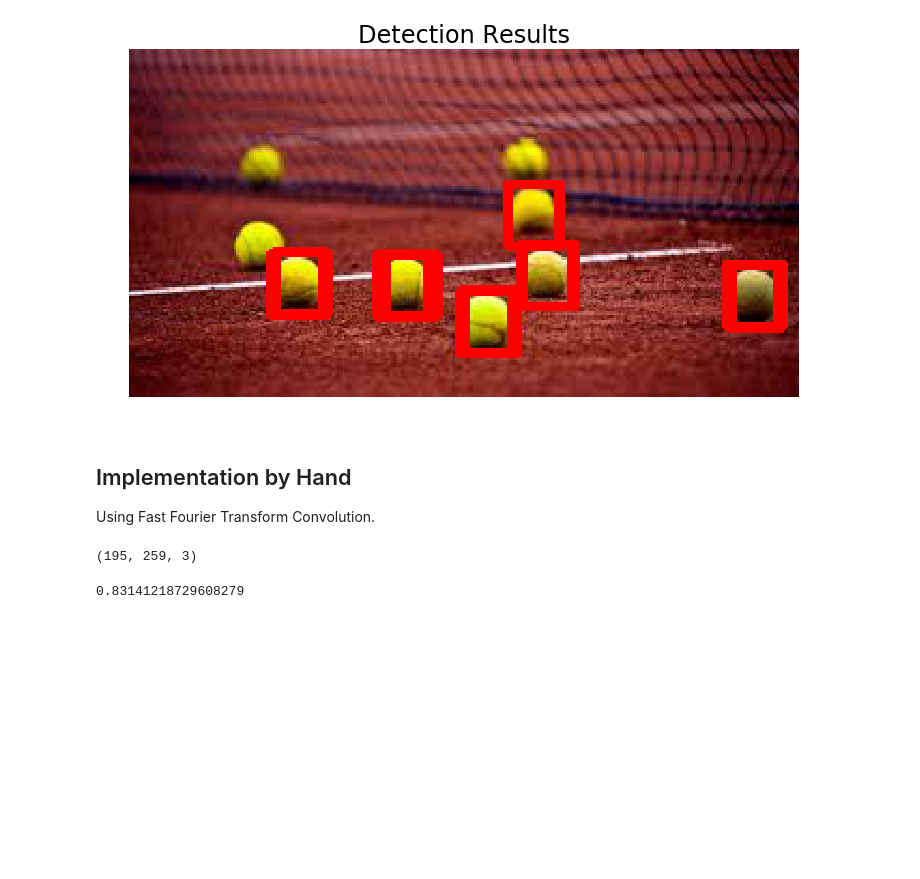
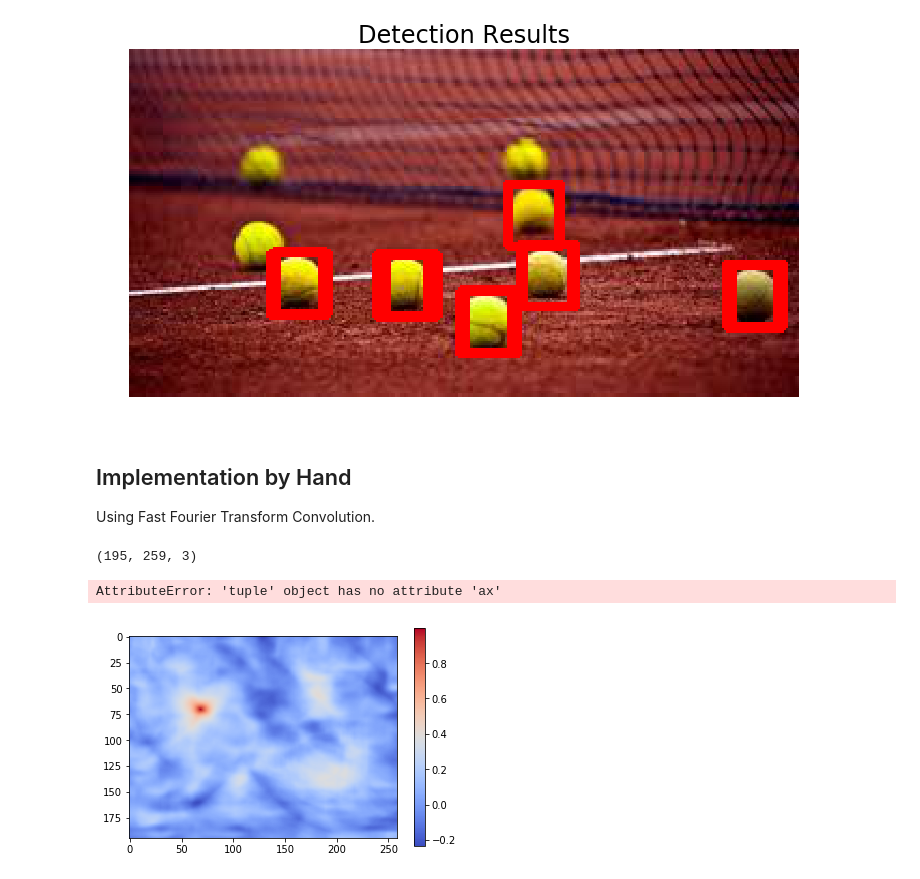
Before and after one commit to WillKoehrsen/eecs-531, a Jupyter notebook: assign/A1/Object_Detection.ipynb, the cells around one changed output. Cells and saved outputs as stored; diff of their text form; code cells hidden in the pictures; blank space fills up the shorter version.

```diff
--- a/assign/A1/Object_Detection.ipynb
+++ b/assign/A1/Object_Detection.ipynb
@@ -198,4 +194,0 @@ x, y, z = pos[:, 0]
-# %%
-response[x, y, z]
-# %% [output]
-0.83141218729608279
@@ -209,0 +195,7 @@ sorted(positions, key = lambda x: x[3], reverse = True)
+# %%
+plt.imshow(response[:, :, 1], cmap=cm.coolwarm)
+cbar = plt.colorbar(),
+cbar.ax.set_yticklabels([])
+# %% [output]
+AttributeError: 'tuple' object has no attribute 'ax'
+[figure, added]
```
Also changed, not shown: parts of 10 cells of this notebook.
